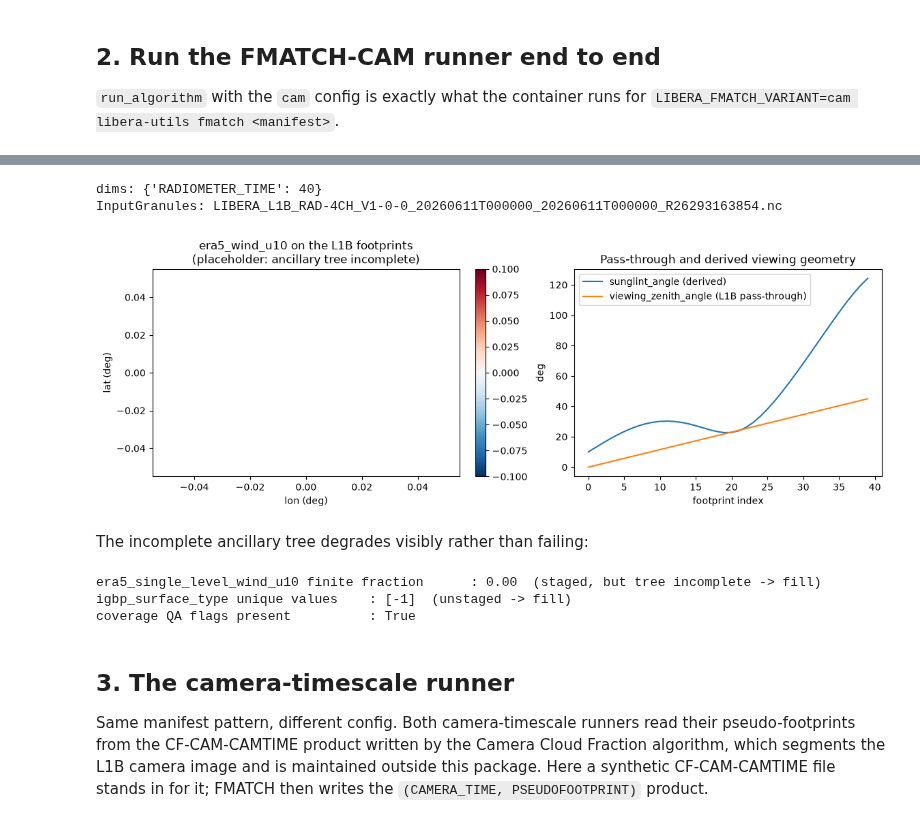
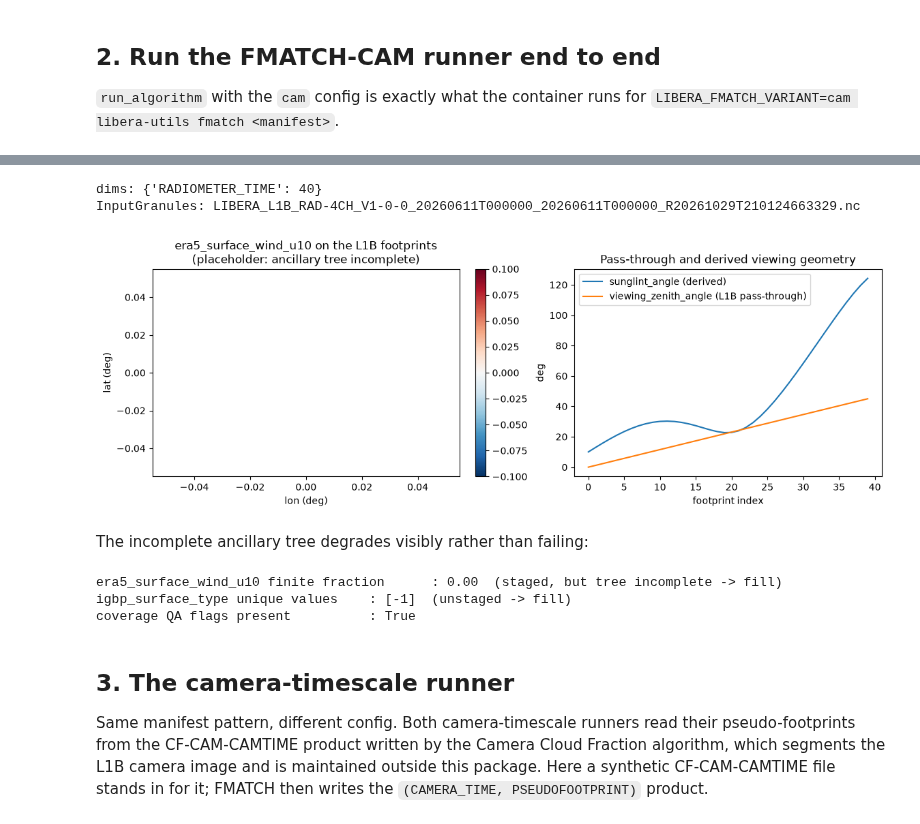
Before and after one commit to LASP-Libera/libera_utils, a Jupyter notebook: notebooks/09_runners.ipynb, the cells around one changed output, grey strips where cells are left out. Drawn from its saved outputs; the diff is of its cells as text; code cells hidden in the pictures.

```diff
--- a/notebooks/09_runners.ipynb
+++ b/notebooks/09_runners.ipynb
@@ -96,7 +96,7 @@ manifest  : LIBERA_INPUT_MANIFEST_01M5D2W7ZVJRQ8H2WNKHR82VP3.json
 # %%
 output_manifest_path = run_algorithm(Path(manifest_path), RUNNER_CONFIGS["cam"])
 output_manifest = Manifest.from_file(output_manifest_path)
-product_path = output_manifest.files[0].filename
+product_path = output_manifest.files[0]
 print(f"output manifest: {Path(str(output_manifest_path)).name}  ({output_manifest.manifest_type})")
 print(f"product        : {Path(str(product_path)).name}")
 # %% [output]
@@ -120,37 +120,37 @@ product        : LIBERA_AUX_FMATCH-CAM_V5-12-0_20260611T000000_20260611T000000_R
 # %%
 product = xr.open_dataset(product_path)
 print(f"dims: {dict(product.sizes)}")
 print(f"InputGranules: {product.attrs['InputGranules']}")
 
 fig, (ax1, ax2) = plt.subplots(1, 2, figsize=(11.5, 4), constrained_layout=True)
-sc = ax1.scatter(product.longitude, product.latitude, c=product.era5_single_level_wind_u10, s=14, cmap="RdBu_r")
-ax1.set_title("era5_single_level_wind_u10 on the L1B footprints\n(placeholder: ancillary tree incomplete)")
+sc = ax1.scatter(product.longitude, product.latitude, c=product.era5_surface_wind_u10, s=14, cmap="RdBu_r")
+ax1.set_title("era5_surface_wind_u10 on the L1B footprints\n(placeholder: ancillary tree incomplete)")
 ax1.set_xlabel("lon (deg)")
 ax1.set_ylabel("lat (deg)")
 fig.colorbar(sc, ax=ax1)
 
 ax2.plot(product.sunglint_angle.values, label="sunglint_angle (derived)")
 ax2.plot(product.viewing_zenith_angle.values, label="viewing_zenith_angle (L1B pass-through)")
 ax2.set_xlabel("footprint index")
 ax2.set_ylabel("deg")
 ax2.legend()
 ax2.set_title("Pass-through and derived viewing geometry")
 plt.show()
 # %% [output]
 dims: {'RADIOMETER_TIME': 40}
-InputGranules: LIBERA_L1B_RAD-4CH_V1-0-0_20260611T000000_20260611T000000_R26293163854.nc
+InputGranules: LIBERA_L1B_RAD-4CH_V1-0-0_20260611T000000_20260611T000000_R20261029T210124663329.nc
-[figure, old version]
+[figure, new version]
 # %% [markdown]
 The incomplete ancillary tree degrades visibly rather than failing:
 # %%
-staged_var = float(np.isfinite(product.era5_single_level_wind_u10.values).mean())
+staged_var = float(np.isfinite(product.era5_surface_wind_u10.values).mean())
 unstaged = product.igbp_surface_type.values
-print(f"era5_single_level_wind_u10 finite fraction      : {staged_var:.2f}  (staged, but tree incomplete -> fill)")
+print(f"era5_surface_wind_u10 finite fraction      : {staged_var:.2f}  (staged, but tree incomplete -> fill)")
 print(f"igbp_surface_type unique values    : {np.unique(unstaged)}  (unstaged -> fill)")
 print(f"coverage QA flags present          : {'qa_coverage' in product or 'coverage' in ''.join(product.data_vars)}")
 product.close()
 # %% [output]
-era5_single_level_wind_u10 finite fraction      : 0.00  (staged, but tree incomplete -> fill)
+era5_surface_wind_u10 finite fraction      : 0.00  (staged, but tree incomplete -> fill)
 igbp_surface_type unique values    : [-1]  (unstaged -> fill)
 coverage QA flags present          : True
 # %% [markdown]
```
Also changed, not shown: parts of 6 cells of this notebook, 5 other files.
